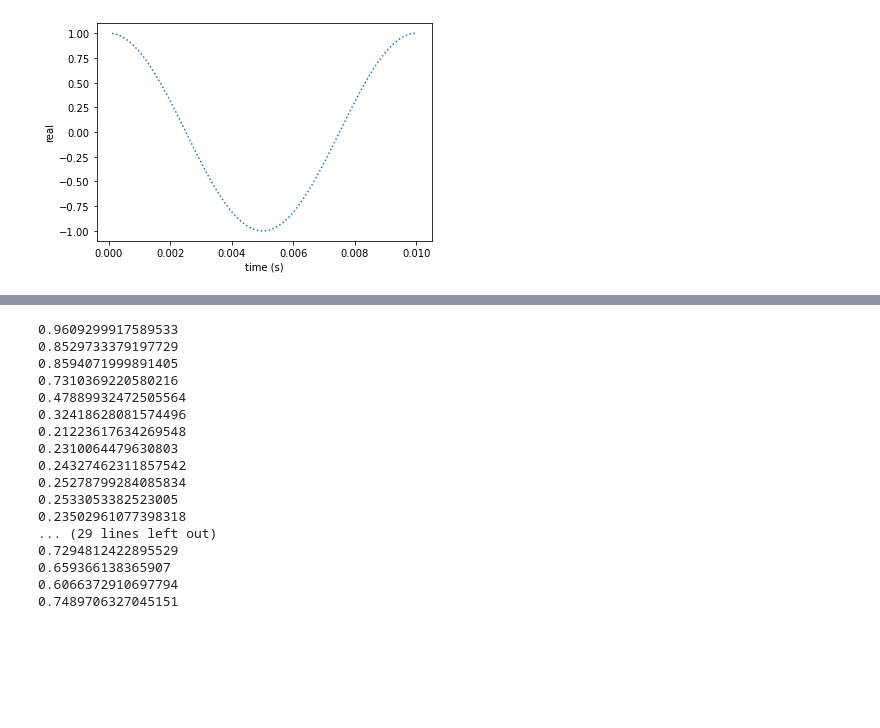
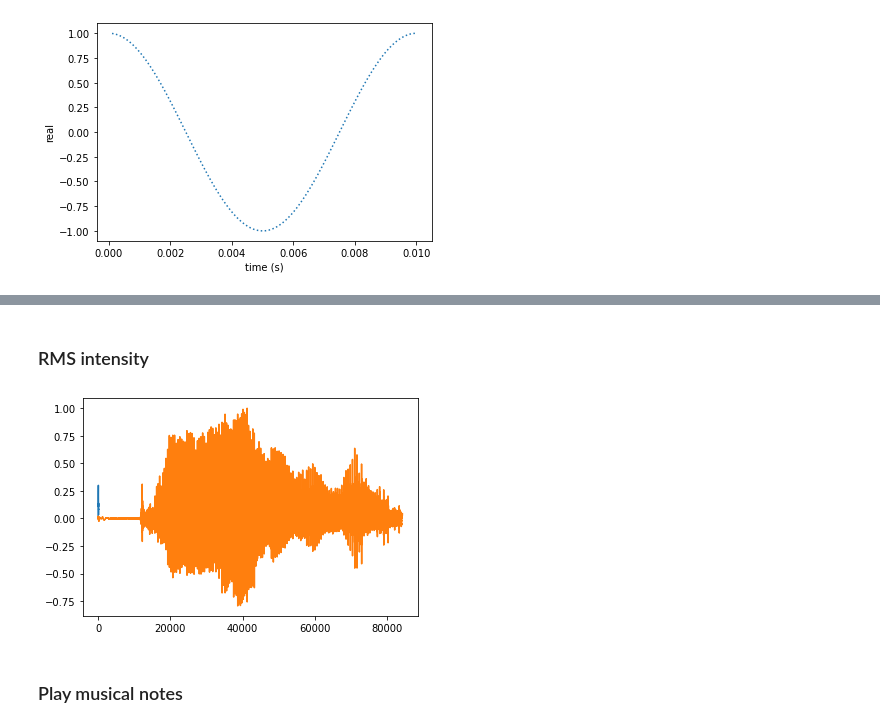
Before and after one commit to hsnam95/class2021Fall, a Jupyter notebook: soundtmp.ipynb, the cells around one changed output, grey strips where cells are left out. Drawn from its saved outputs; the diff is of its cells as text; code cells hidden in the pictures; blank space fills up the shorter version.

```diff
--- a/soundtmp.ipynb
+++ b/soundtmp.ipynb
@@ -60,32 +60,25 @@ s, t, theta = phasor_sine(amp, sr, dur, freq, phase)
 ipd.Audio(s, rate=sr)
 # %% [output]
 [interactive output not drawn]
+# %% [markdown]
+### RMS intensity
 # %%
 from scipy.io import wavfile
 sr, s = wavfile.read('a.wav')
+
+dur = len(s)/sr
+s = s/np.max(s)
 
 sl = 0.01
 ws = 0.05
 smpIdx = np.arange(0, round(sr*(dur-ws)), round(sl*sr))
 
+k = []
 for i in smpIdx:
-  k = np.sqrt(np.sum(np.square(s[i:i+round(ws*sr)])))/len(s[i:round(i+ws*sr)])
-  print(k)
+  k.append(np.sqrt(np.mean(s[i:i+round(ws*sr)]**2)))
+
+plt.plot(k)
+plt.plot(s)
+plt.show()
 # %% [output]
-0.9609299917589533
-0.8529733379197729
-0.8594071999891405
-0.7310369220580216
-0.47889932472505564
-0.32418628081574496
-0.21223617634269548
-0.2310064479630803
-0.24327462311857542
-0.25278799284085834
-0.2533053382523005
-0.23502961077398318
-... (29 lines left out)
-0.7294812422895529
-0.659366138365907
-0.6066372910697794
-0.7489706327045151
+[figure, added]
@@ -103,0 +85,2 @@ Bb = 932.33
+# %% [markdown]
+### Play musical notes
```
Also changed, not shown: parts of 4 cells of this notebook.
